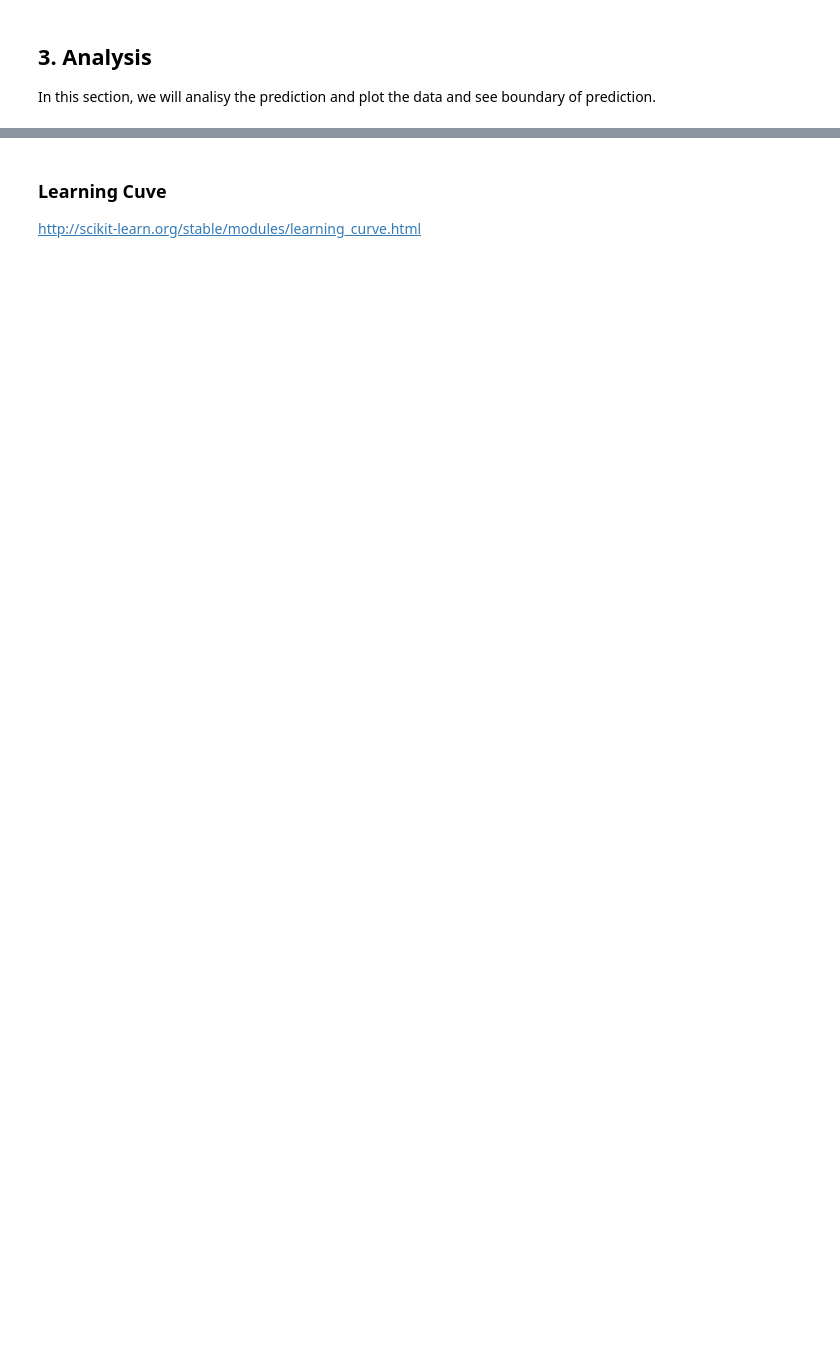
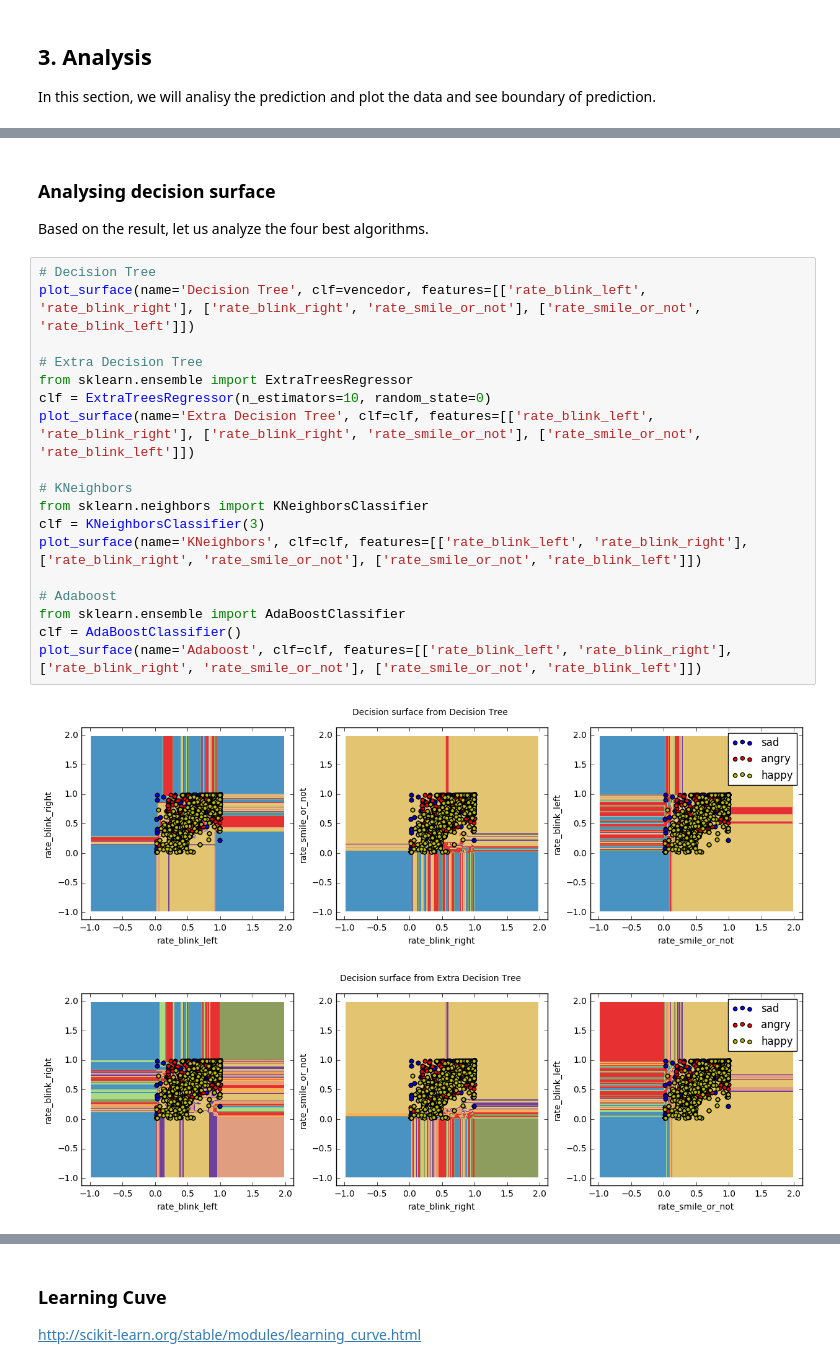
Before and after one commit to thiagomarquesrocha/Kaio-machine-learning-human-face-detection, a Jupyter notebook: kaio/kaio.ipynb, the cells around one changed output, grey strips where cells are left out. Cells and saved outputs as stored; diff of their text form; blank space fills up the shorter version.

Commit message:
feat: Analysis updated inside kaio.ipynb, added new function to cross-validation and learn curve

```diff
--- a/kaio/kaio.ipynb
+++ b/kaio/kaio.ipynb
@@ -384,0 +444,25 @@ In this section, we will analisy the prediction and plot the data and see bounda
+# %% [markdown]
+### Analysing decision surface
+
+Based on the result, let us analyze the four best algorithms.
+# %%
+# Decision Tree
+plot_surface(name='Decision Tree', clf=vencedor, features=[['rate_blink_left', 'rate_blink_right'], ['rate_blink_right', 'rate_smile_or_not'], ['rate_smile_or_not', 'rate_blink_left']])
+
+# Extra Decision Tree
+from sklearn.ensemble import ExtraTreesRegressor
+clf = ExtraTreesRegressor(n_estimators=10, random_state=0)
+plot_surface(name='Extra Decision Tree', clf=clf, features=[['rate_blink_left', 'rate_blink_right'], ['rate_blink_right', 'rate_smile_or_not'], ['rate_smile_or_not', 'rate_blink_left']])
+
+# KNeighbors
+from sklearn.neighbors import KNeighborsClassifier
+clf = KNeighborsClassifier(3)
+plot_surface(name='KNeighbors', clf=clf, features=[['rate_blink_left', 'rate_blink_right'], ['rate_blink_right', 'rate_smile_or_not'], ['rate_smile_or_not', 'rate_blink_left']])
+
+# Adaboost
+from sklearn.ensemble import AdaBoostClassifier
+clf = AdaBoostClassifier()
+plot_surface(name='Adaboost', clf=clf, features=[['rate_blink_left', 'rate_blink_right'], ['rate_blink_right', 'rate_smile_or_not'], ['rate_smile_or_not', 'rate_blink_left']])
+# %% [output]
+[figure, added]
+[figure, added]
```
Also changed, not shown: parts of 19 cells of this notebook.
